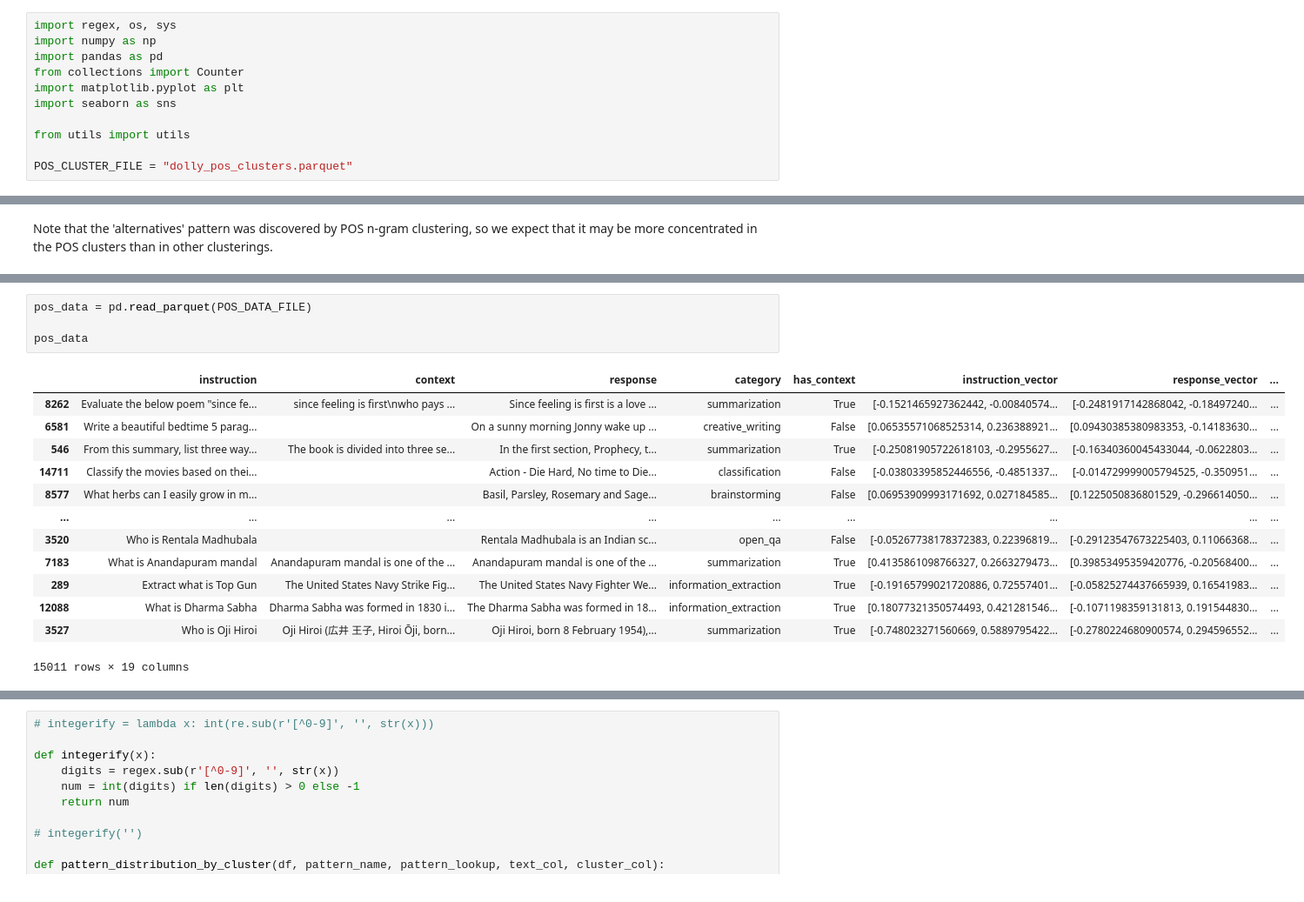
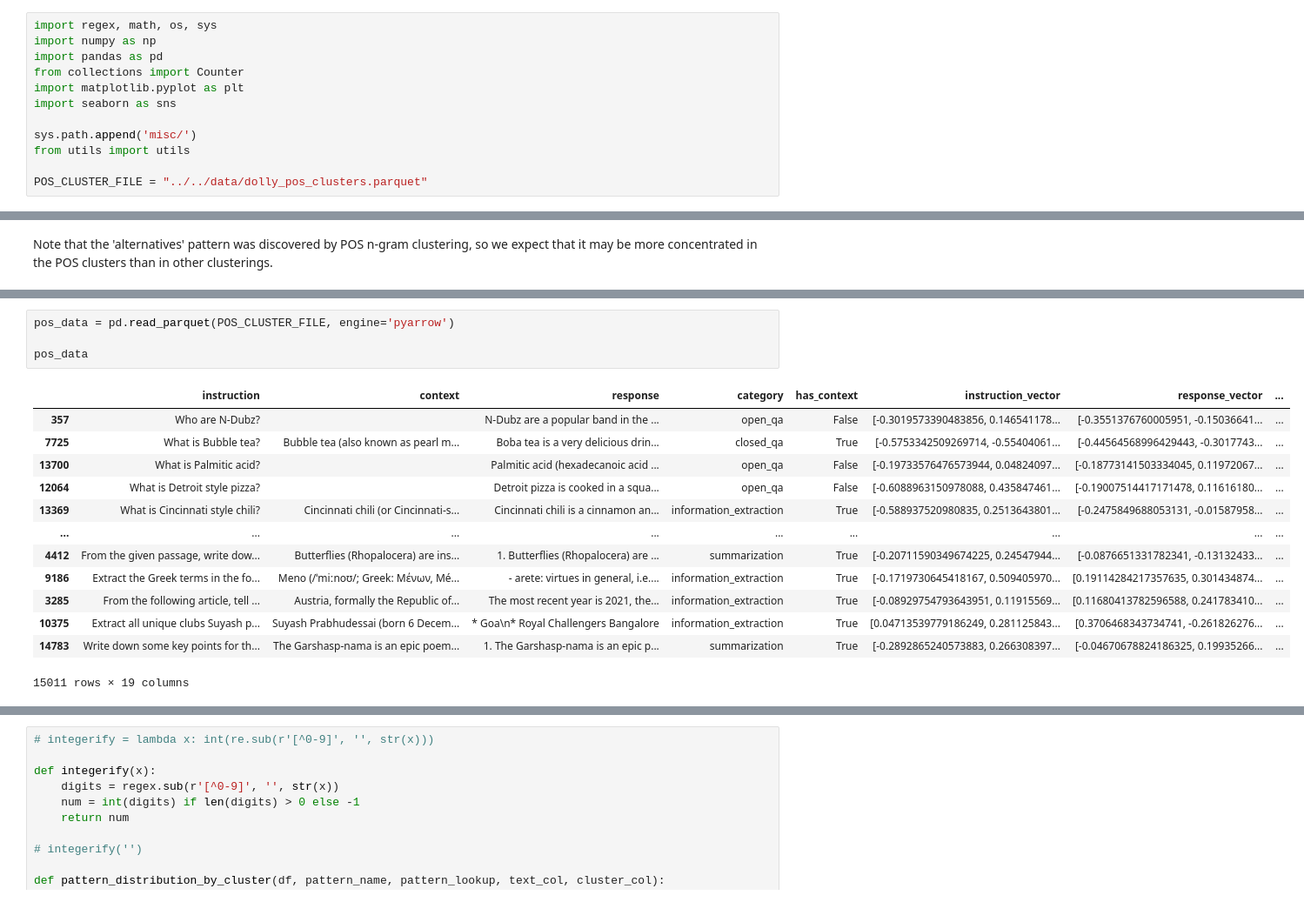
Before and after one commit to rmhorton/instruction_tuning, a Jupyter notebook: cluster_evaluation.ipynb, the cells around one changed output, grey strips where cells are left out. Shown: that part at 87% size. Cells and saved outputs as stored; diff of their text form.

```diff
--- a/cluster_evaluation.ipynb
+++ b/cluster_evaluation.ipynb
@@ -2,15 +4,16 @@
 Here we evaluate how well a particular clustering captures aspects of the text by using "aspect patterns" in the form of regular expressions that flag passages related to a particular aspect (which could be a topic, applicatioon domain, semantic framework, etc.). Clusterings that capture an aspect well will concentrate instances of that aspect in a smaller number of clusters than those that do not capture the aspect well, in which the aspect instances ahould be more randomly distrubuted. We use entropy metrics to quantify the degree of concentration of the aspect pattern across the clusters.
 # %%
-import regex, os, sys
+import regex, math, os, sys
 import numpy as np
 import pandas as pd
 from collections import Counter
 import matplotlib.pyplot as plt
 import seaborn as sns
 
+sys.path.append('misc/')
 from utils import utils
 
-POS_CLUSTER_FILE = "dolly_pos_clusters.parquet"
+POS_CLUSTER_FILE = "../../data/dolly_pos_clusters.parquet"
 # %%
 # Patterns are the same ones used in "Aspect-aware semantic clustering".
 
@@ -56,18 +23,18 @@ output_format 323
 # %%
-pos_data = pd.read_parquet(POS_DATA_FILE)
+pos_data = pd.read_parquet(POS_CLUSTER_FILE, engine='pyarrow')
 
 pos_data
 # %% [output]
 |  | instruction | context | response | category | has_context | instruction_vector | response_vector | ... |
-| 8262 | Evaluate the below poem "since fe... | since feeling is first\nwho pays ... | Since feeling is first is a love ... | summarization | True | [-0.1521465927362442, -0.00840574... | [-0.2481917142868042, -0.18497240... | ... |
-| 6581 | Write a beautiful bedtime 5 parag... |  | On a sunny morning Jonny wake up ... | creative_writing | False | [0.06535571068525314, 0.236388921... | [0.09430385380983353, -0.14183630... | ... |
-| 546 | From this summary, list three way... | The book is divided into three se... | In the first section, Prophecy, t... | summarization | True | [-0.25081905722618103, -0.2955627... | [-0.16340360045433044, -0.0622803... | ... |
-| 14711 | Classify the movies based on thei... |  | Action - Die Hard, No time to Die... | classification | False | [-0.03803395852446556, -0.4851337... | [-0.014729999005794525, -0.350951... | ... |
-| 8577 | What herbs can I easily grow in m... |  | Basil, Parsley, Rosemary and Sage... | brainstorming | False | [0.06953909993171692, 0.027184585... | [0.1225050836801529, -0.296614050... | ... |
+| 357 | Who are N-Dubz? |  | N-Dubz are a popular band in the ... | open_qa | False | [-0.3019573390483856, 0.146541178... | [-0.3551376760005951, -0.15036641... | ... |
+| 7725 | What is Bubble tea? | Bubble tea (also known as pearl m... | Boba tea is a very delicious drin... | closed_qa | True | [-0.5753342509269714, -0.55404061... | [-0.44564568996429443, -0.3017743... | ... |
+| 13700 | What is Palmitic acid? |  | Palmitic acid (hexadecanoic acid ... | open_qa | False | [-0.19733576476573944, 0.04824097... | [-0.18773141503334045, 0.11972067... | ... |
+| 12064 | What is Detroit style pizza? |  | Detroit pizza is cooked in a squa... | open_qa | False | [-0.6088963150978088, 0.435847461... | [-0.19007514417171478, 0.11616180... | ... |
+| 13369 | What is Cincinnati style chili? | Cincinnati chili (or Cincinnati-s... | Cincinnati chili is a cinnamon an... | information_extraction | True | [-0.588937520980835, 0.2513643801... | [-0.2475849688053131, -0.01587958... | ... |
 | ... | ... | ... | ... | ... | ... | ... | ... | ... |
-| 3520 | Who is Rentala Madhubala |  | Rentala Madhubala is an Indian sc... | open_qa | False | [-0.05267738178372383, 0.22396819... | [-0.29123547673225403, 0.11066368... | ... |
-| 7183 | What is Anandapuram mandal | Anandapuram mandal is one of the ... | Anandapuram mandal is one of the ... | summarization | True | [0.4135861098766327, 0.2663279473... | [0.39853495359420776, -0.20568400... | ... |
-| 289 | Extract what is Top Gun | The United States Navy Strike Fig... | The United States Navy Fighter We... | information_extraction | True | [-0.19165799021720886, 0.72557401... | [-0.05825274437665939, 0.16541983... | ... |
-| 12088 | What is Dharma Sabha | Dharma Sabha was formed in 1830 i... | The Dharma Sabha was formed in 18... | information_extraction | True | [0.18077321350574493, 0.421281546... | [-0.1071198359131813, 0.191544830... | ... |
-| 3527 | Who is Oji Hiroi | Oji Hiroi (広井 王子, Hiroi Ōji, born... | Oji Hiroi, born 8 February 1954),... | summarization | True | [-0.748023271560669, 0.5889795422... | [-0.2780224680900574, 0.294596552... | ... |
+| 4412 | From the given passage, write dow... | Butterflies (Rhopalocera) are ins... | 1. Butterflies (Rhopalocera) are ... | summarization | True | [-0.20711590349674225, 0.24547944... | [-0.0876651331782341, -0.13132433... | ... |
+| 9186 | Extract the Greek terms in the fo... | Meno (/ˈmiːnoʊ/; Greek: Μένων, Mé... | - arete: virtues in general, i.e.... | information_extraction | True | [-0.1719730645418167, 0.509405970... | [0.19114284217357635, 0.301434874... | ... |
+| 3285 | From the following article, tell ... | Austria, formally the Republic of... | The most recent year is 2021, the... | information_extraction | True | [-0.08929754793643951, 0.11915569... | [0.11680413782596588, 0.241783410... | ... |
+| 10375 | Extract all unique clubs Suyash p... | Suyash Prabhudessai (born 6 Decem... | * Goa\n* Royal Challengers Bangalore | information_extraction | True | [0.04713539779186249, 0.281125843... | [0.3706468343734741, -0.261826276... | ... |
+| 14783 | Write down some key points for th... | The Garshasp-nama is an epic poem... | 1. The Garshasp-nama is an epic p... | summarization | True | [-0.2892865240573883, 0.266308397... | [-0.04670678824186325, 0.19935266... | ... |
 15011 rows × 19 columns
```
Also changed, not shown: parts of 12 cells of this notebook.
